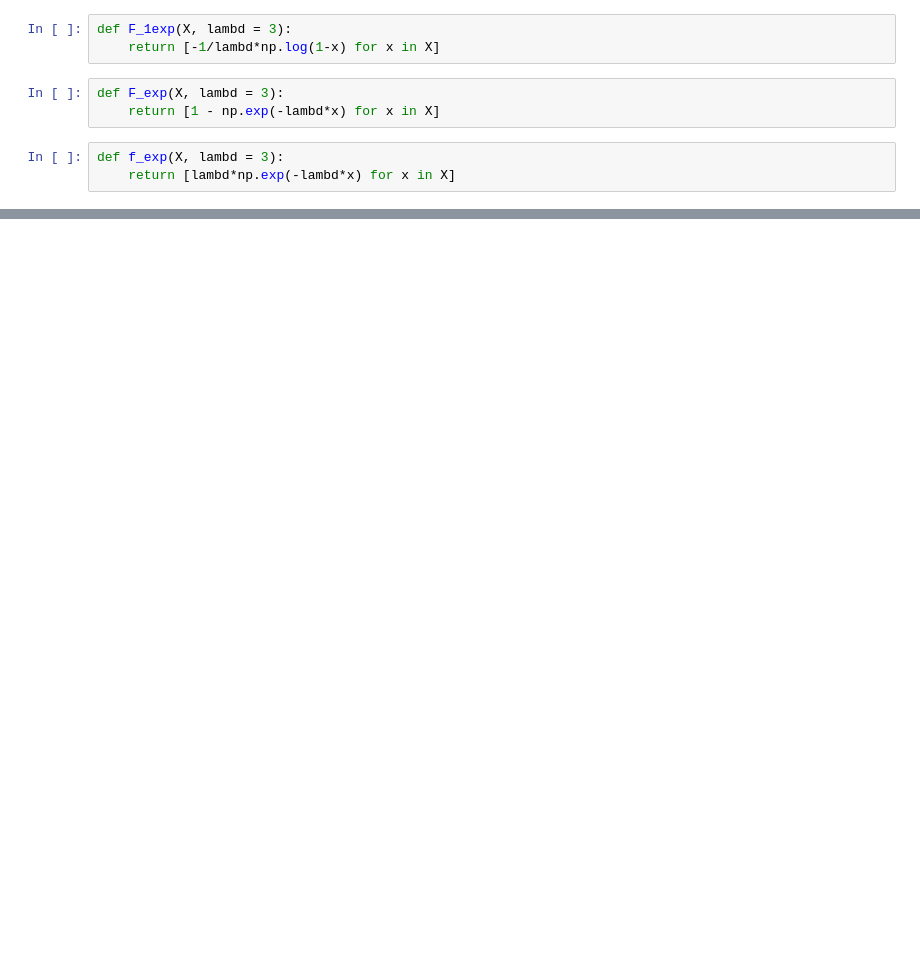
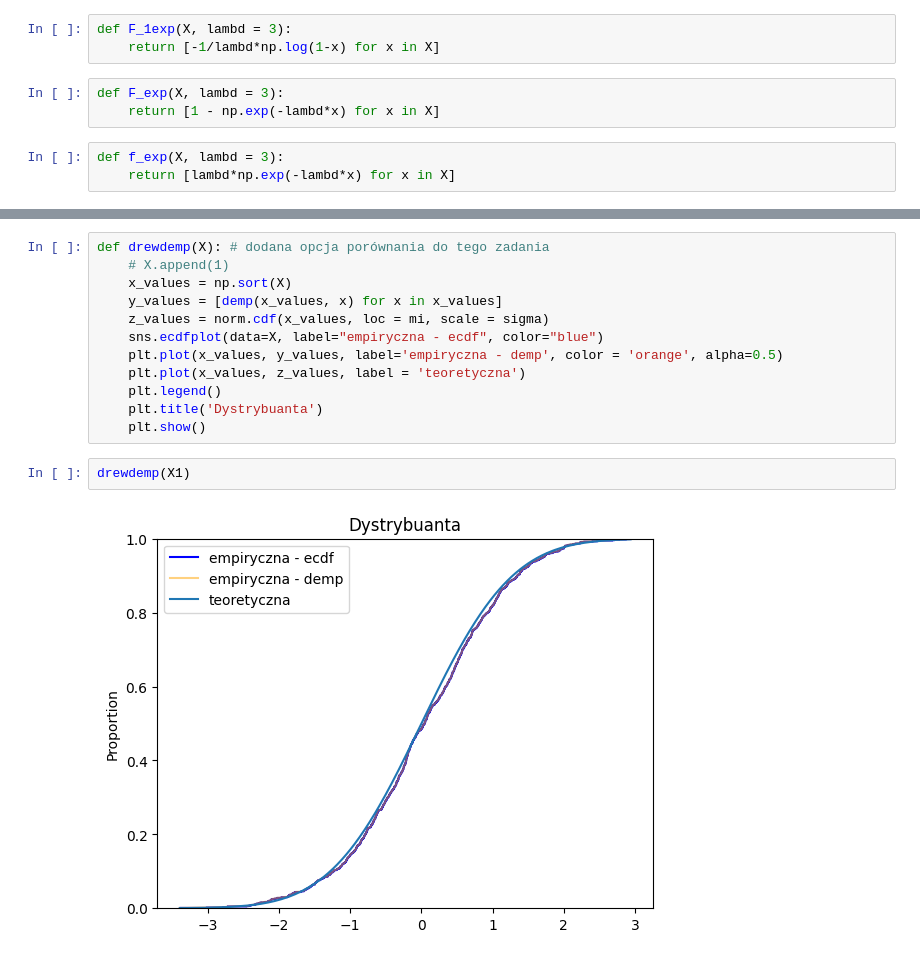
Before and after one commit to MariaNowacka/4-semestr, a Jupyter notebook: symulacje/Nowacka_Lista2.ipynb, the cells around one changed output, grey strips where cells are left out. Drawn from its saved outputs; the diff is of its cells as text; blank space fills up the shorter version.

```diff
--- a/symulacje/Nowacka_Lista2.ipynb
+++ b/symulacje/Nowacka_Lista2.ipynb
@@ -80,0 +126,16 @@ probplot(X, dist = 'expon', plot=plt)
+# %%
+def drewdemp(X): # dodana opcja porównania do tego zadania
+    # X.append(1)
+    x_values = np.sort(X)
+    y_values = [demp(x_values, x) for x in x_values]
+    z_values = norm.cdf(x_values, loc = mi, scale = sigma)
+    sns.ecdfplot(data=X, label="empiryczna - ecdf", color="blue")
+    plt.plot(x_values, y_values, label='empiryczna - demp', color = 'orange', alpha=0.5)
+    plt.plot(x_values, z_values, label = 'teoretyczna')
+    plt.legend()
+    plt.title('Dystrybuanta')
+    plt.show()
+# %%
+drewdemp(X1)
+# %% [output]
+[figure, added]
```
Also changed, not shown: parts of 55 cells of this notebook.
